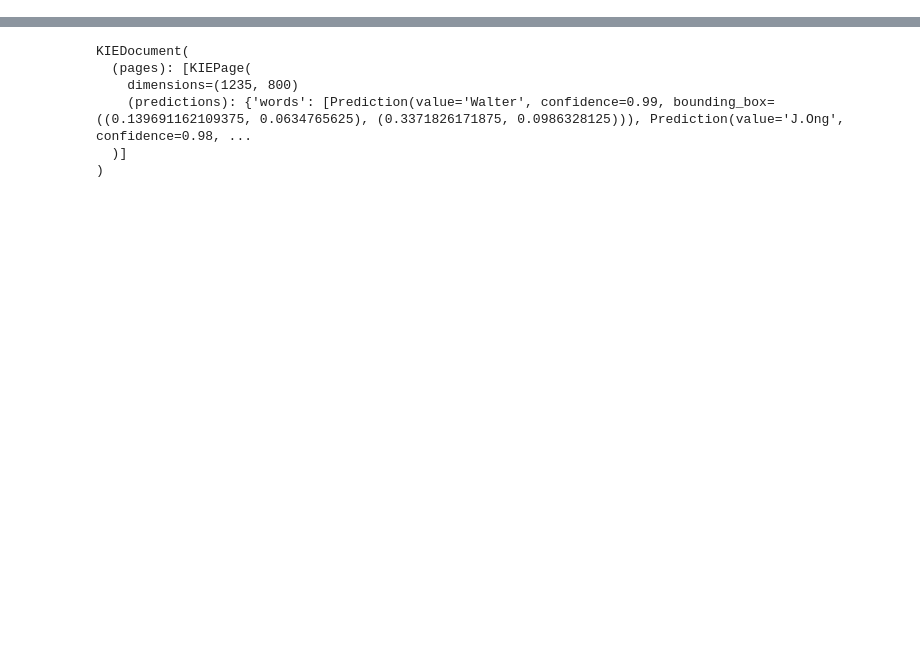
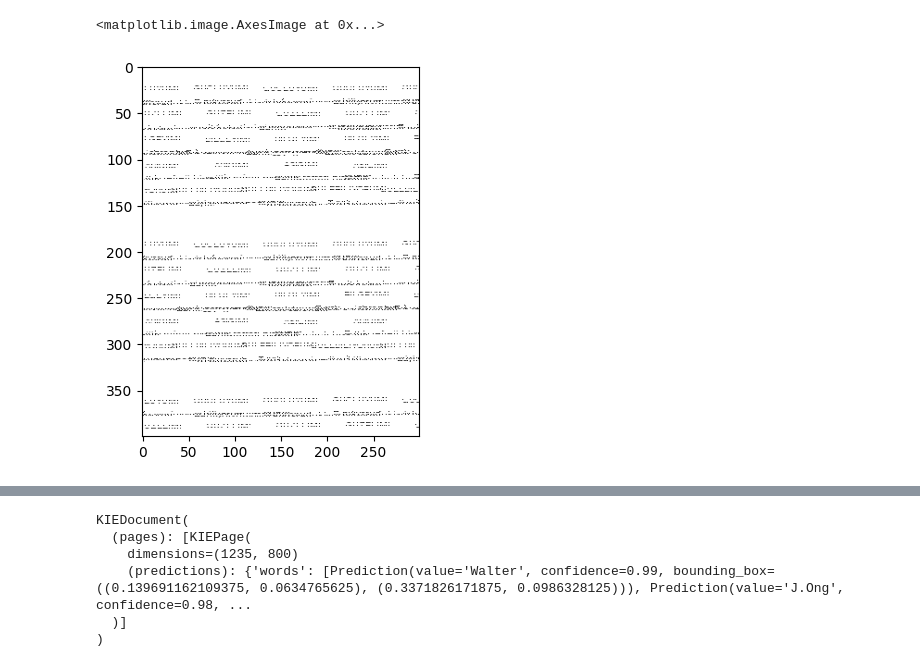
Before and after one commit to Alperenclk/OCR_with_Streamlit, a Jupyter notebook: dummy.ipynb, the cells around one changed output, grey strips where cells are left out. Drawn from its saved outputs; the diff is of its cells as text; code cells hidden in the pictures; blank space fills up the shorter version.

```diff
--- a/dummy.ipynb
+++ b/dummy.ipynb
@@ -44,3 +69,8 @@ WARNING:root:unable to load recommended font family. Loading default PIL font,fo
+# %%
+plt.imshow(img)
+# %% [output]
+<matplotlib.image.AxesImage at 0x...>
+[figure, added]
 # %%
 from doctr.io import DocumentFile
 from doctr.models import kie_predictor
```
Also changed, not shown: parts of 5 cells of this notebook.
